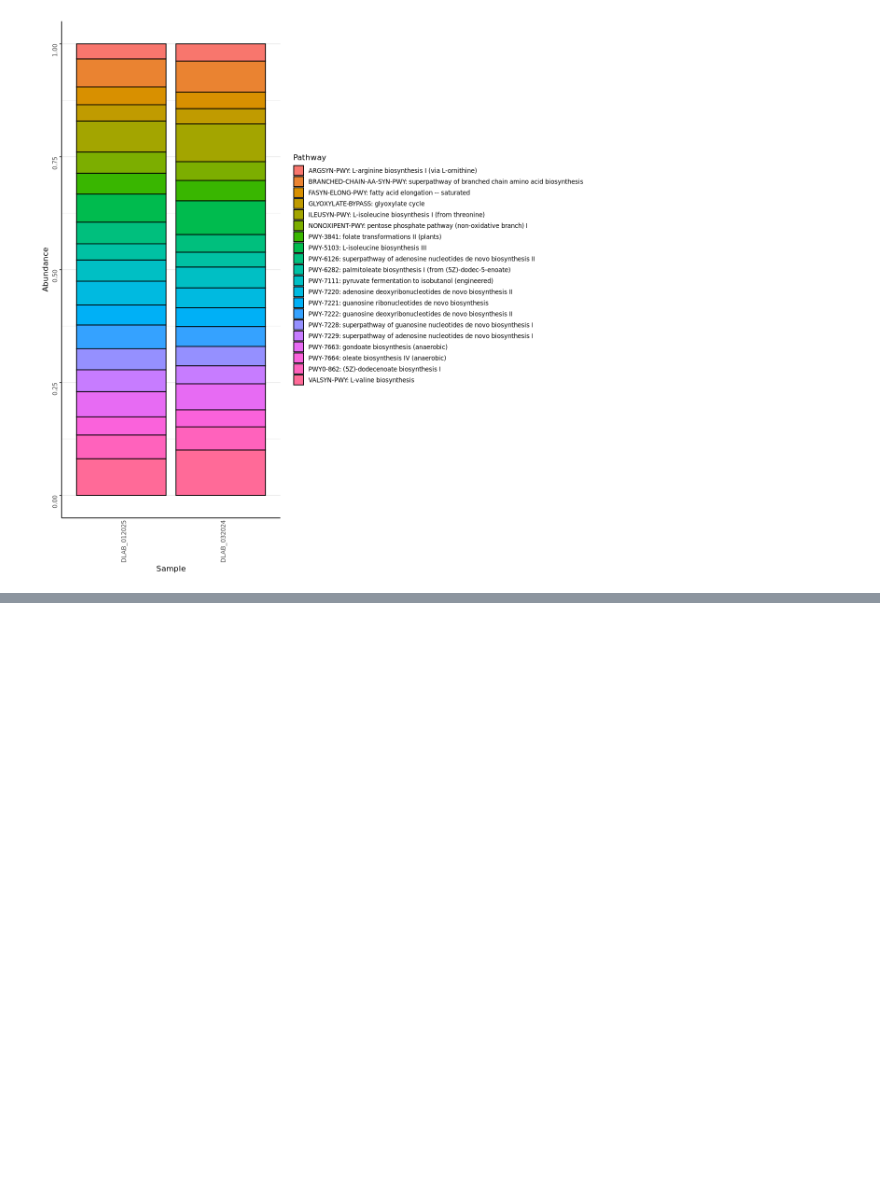
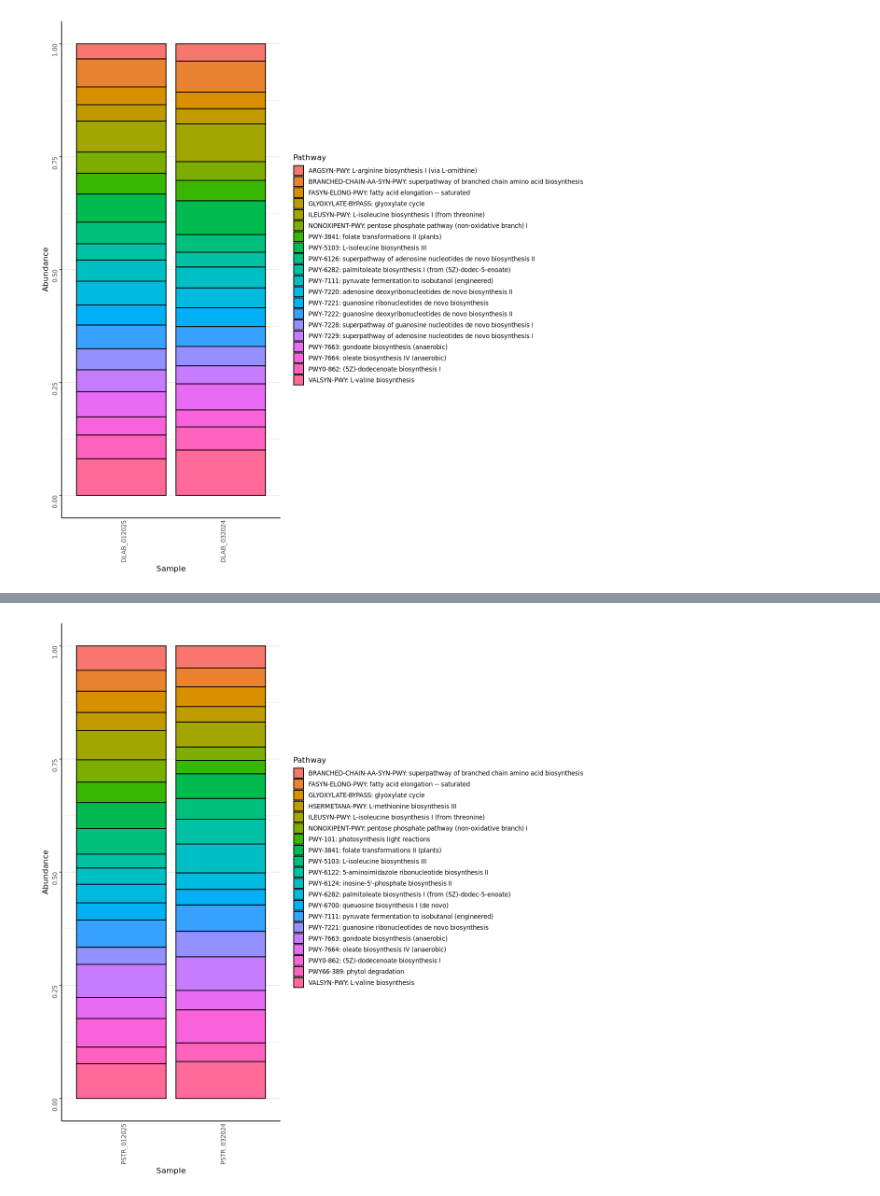
Before and after one commit to nikeaulrich/COL_metagenomics, a Jupyter notebook: COL_pathways_plots.ipynb, the cells around one changed output, grey strips where cells are left out. Saved outputs shown, nothing was run; the diff lists cells and outputs as text; code cells hidden in the pictures; blank space fills up the shorter version.

```diff
--- a/COL_pathways_plots.ipynb
+++ b/COL_pathways_plots.ipynb
@@ -720,0 +809,4 @@ ggdraw(mcav_legend)
+# %%
+df_pathway_pstr_20_rel <- as.data.frame(pstr_top_20_m) %>%
+  mutate(across(where(is.numeric), ~ .x / sum(.x)))
+head(df_pathway_pstr_20_rel)
@@ -720,0 +823,18 @@ ggdraw(mcav_legend)
+# %%
+df_pathway_pstr_20_rel_long <- df_pathway_pstr_20_rel %>%
+  pivot_longer(-Pathway, names_to = "Sample", values_to = "Abundance")
+# %%
+pstr_pathway_plot_20_rel<- df_pathway_pstr_20_rel_long %>%
+  ggplot(aes(x = Sample, y = Abundance)) +
+  geom_bar(aes(fill = Pathway), colour="black", stat = "identity", position = "stack")+
+  theme_bw() +
+  theme(legend.position="right", panel.border = element_blank(),
+          panel.grid.major.x = element_blank(),
+          panel.grid.minor.x = element_blank(),
+          axis.ticks.x=element_blank(), axis.line=element_line(color="black"), axis.text=element_text(angle=90),
+          text = element_text(size=10), legend.key.size = unit(0.5, "cm"))
+#theme(aspect.ratio = 1.5)
+
+pstr_pathway_plot_20_rel
+# %% [output]
+[figure, added]
```
Also changed, not shown: parts of 28 cells of this notebook, 3 other files.
